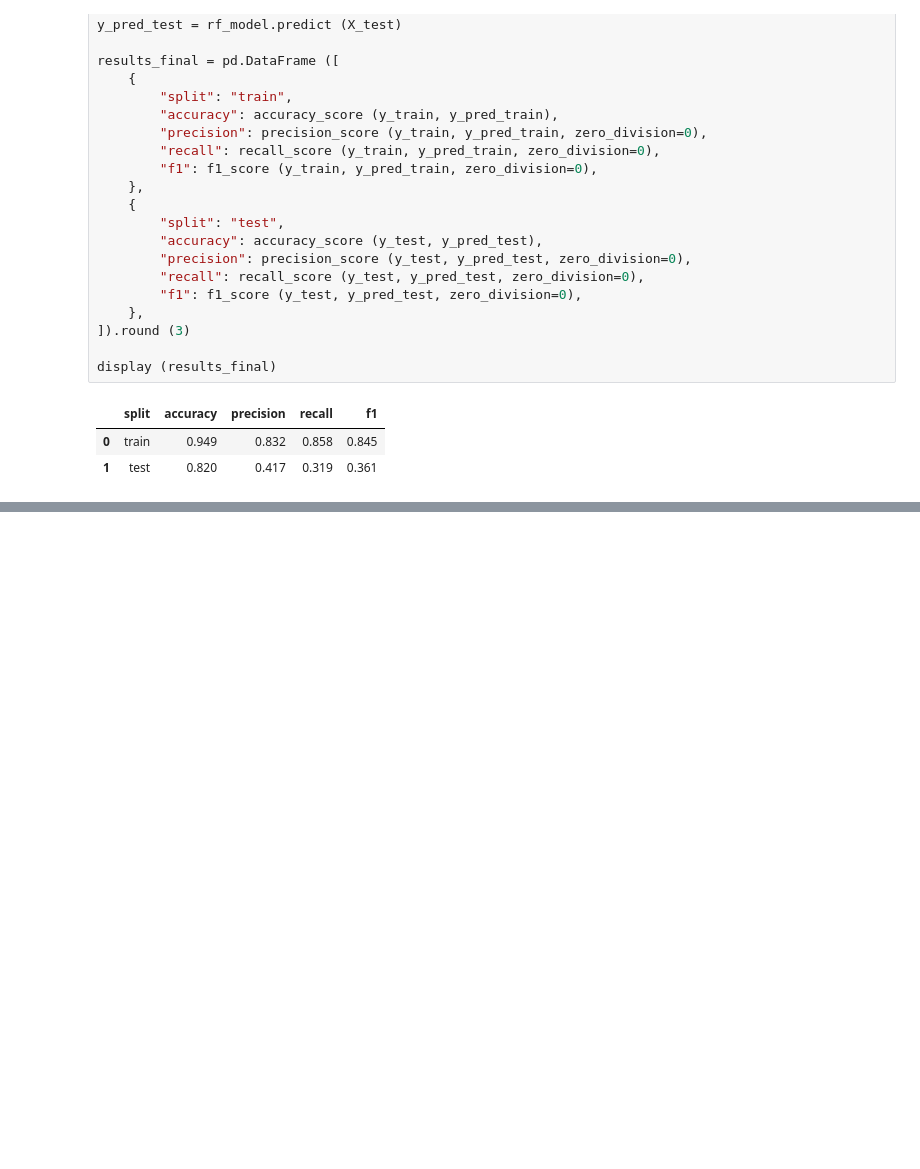
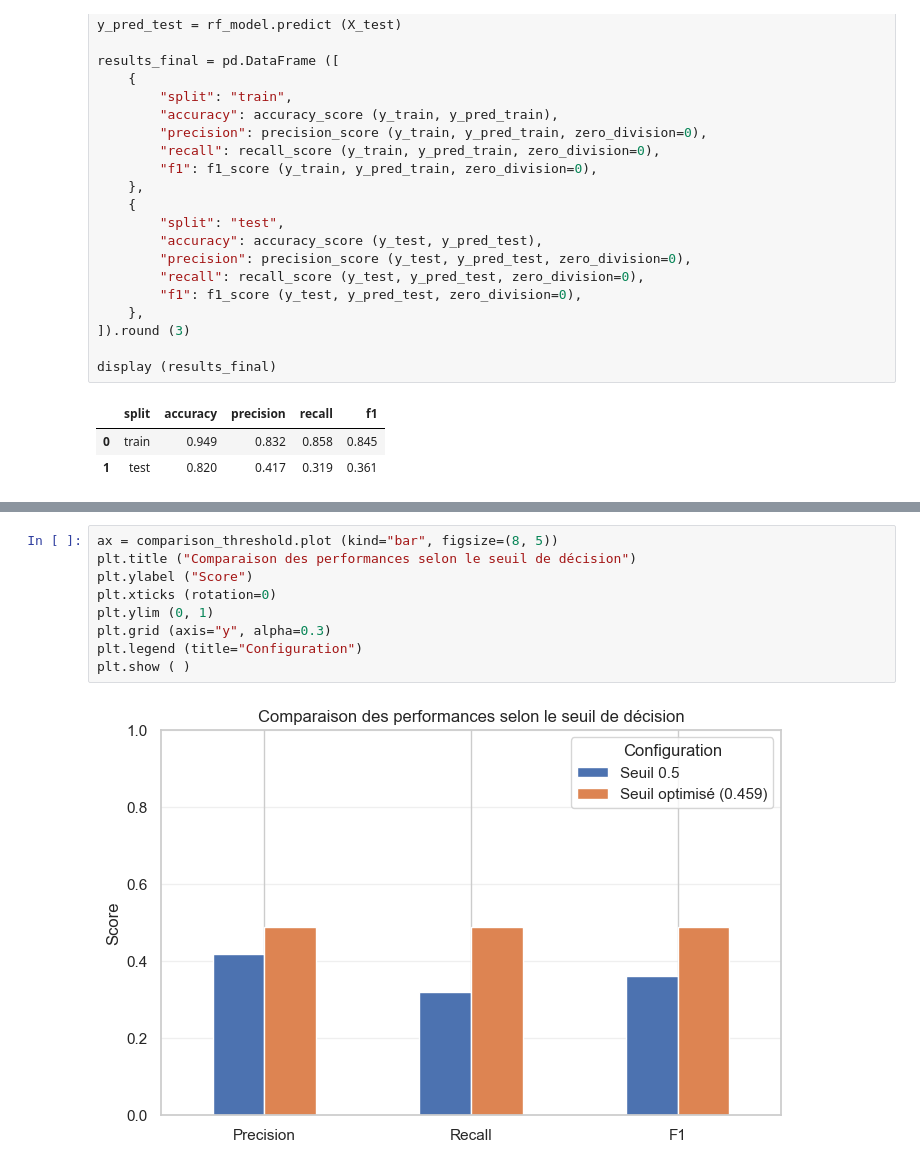
Before and after one commit to aaronsaintroch/P4_Classifiez_automatiquement_des_informations, a Jupyter notebook: notebooks/04_amelioration_classification.ipynb, the cells around one changed output, grey strips where cells are left out. Cells and saved outputs as stored; diff of their text form; blank space fills up the shorter version.

```diff
--- a/notebooks/04_amelioration_classification.ipynb
+++ b/notebooks/04_amelioration_classification.ipynb
@@ -602,0 +544,11 @@ plt.show ( )
+# %%
+ax = comparison_threshold.plot (kind="bar", figsize=(8, 5))
+plt.title ("Comparaison des performances selon le seuil de décision")
+plt.ylabel ("Score")
+plt.xticks (rotation=0)
+plt.ylim (0, 1)
+plt.grid (axis="y", alpha=0.3)
+plt.legend (title="Configuration")
+plt.show ( )
+# %% [output]
+[figure, added]
```
Also changed, not shown: parts of 30 cells of this notebook, 5 other files.
